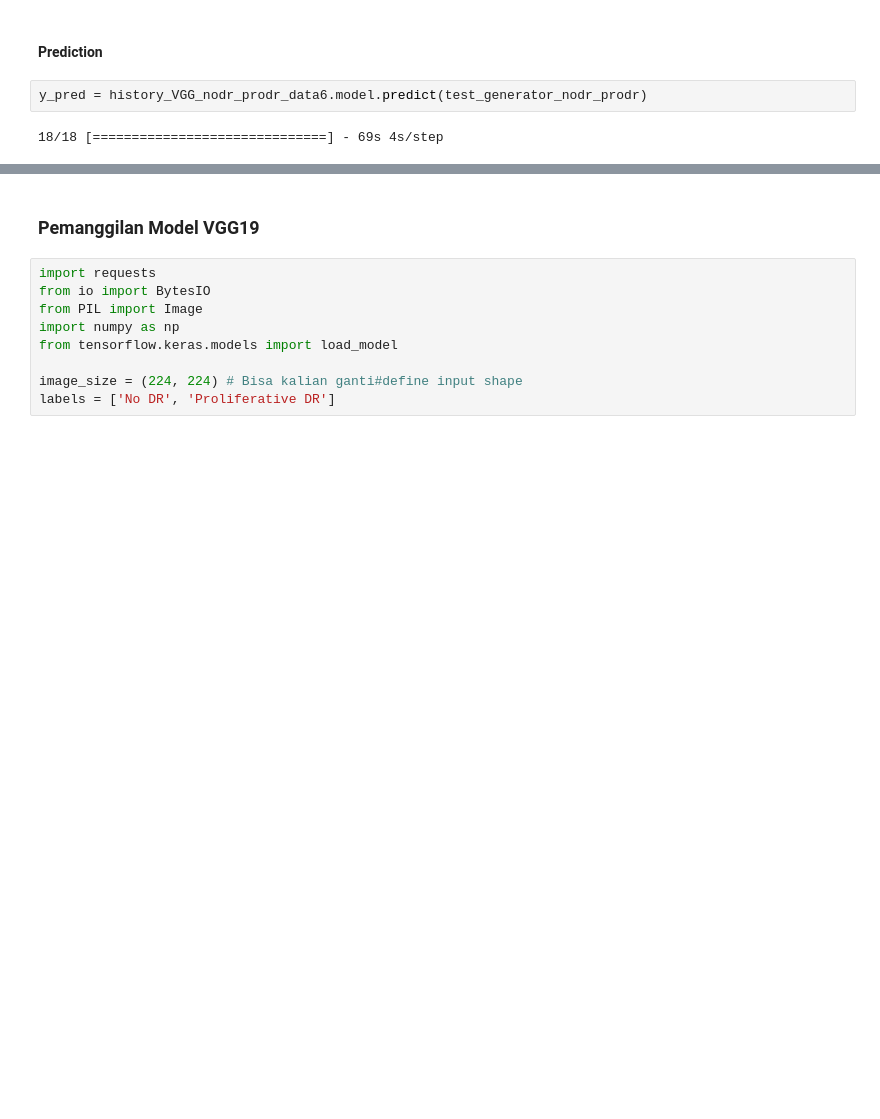
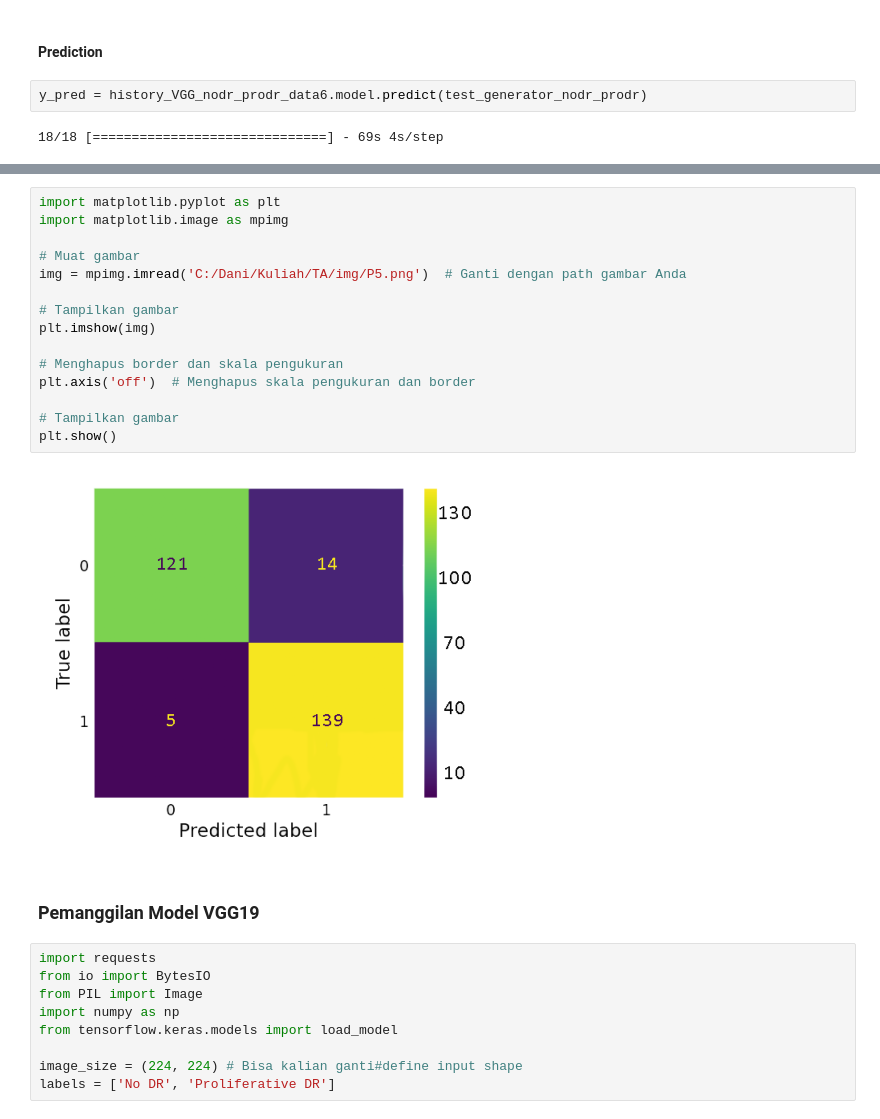
Before and after one commit to YoVieDa/Diabetic-Retinopathy-Detection, a Jupyter notebook: Model/Percobaan 5, 6, dan 7.ipynb, the cells around one changed output, grey strips where cells are left out. Saved outputs shown, nothing was run; the diff lists cells and outputs as text; blank space fills up the shorter version.

```diff
--- a/Model/Percobaan 5, 6, dan 7.ipynb
+++ b/Model/Percobaan 5, 6, dan 7.ipynb
@@ -274,3 +274,20 @@ plt.show()
+# %%
+import matplotlib.pyplot as plt
+import matplotlib.image as mpimg
+
+# Muat gambar
+img = mpimg.imread('C:/Dani/Kuliah/TA/img/P5.png')  # Ganti dengan path gambar Anda
+
+# Tampilkan gambar
+plt.imshow(img)
+
+# Menghapus border dan skala pengukuran
+plt.axis('off')  # Menghapus skala pengukuran dan border
+
+# Tampilkan gambar
+plt.show()
+# %% [output]
+[figure, added]
 # %% [markdown]
 ### Pemanggilan Model VGG19
 # %%
```
Also changed, not shown: parts of 5 cells of this notebook, 3 other files.
